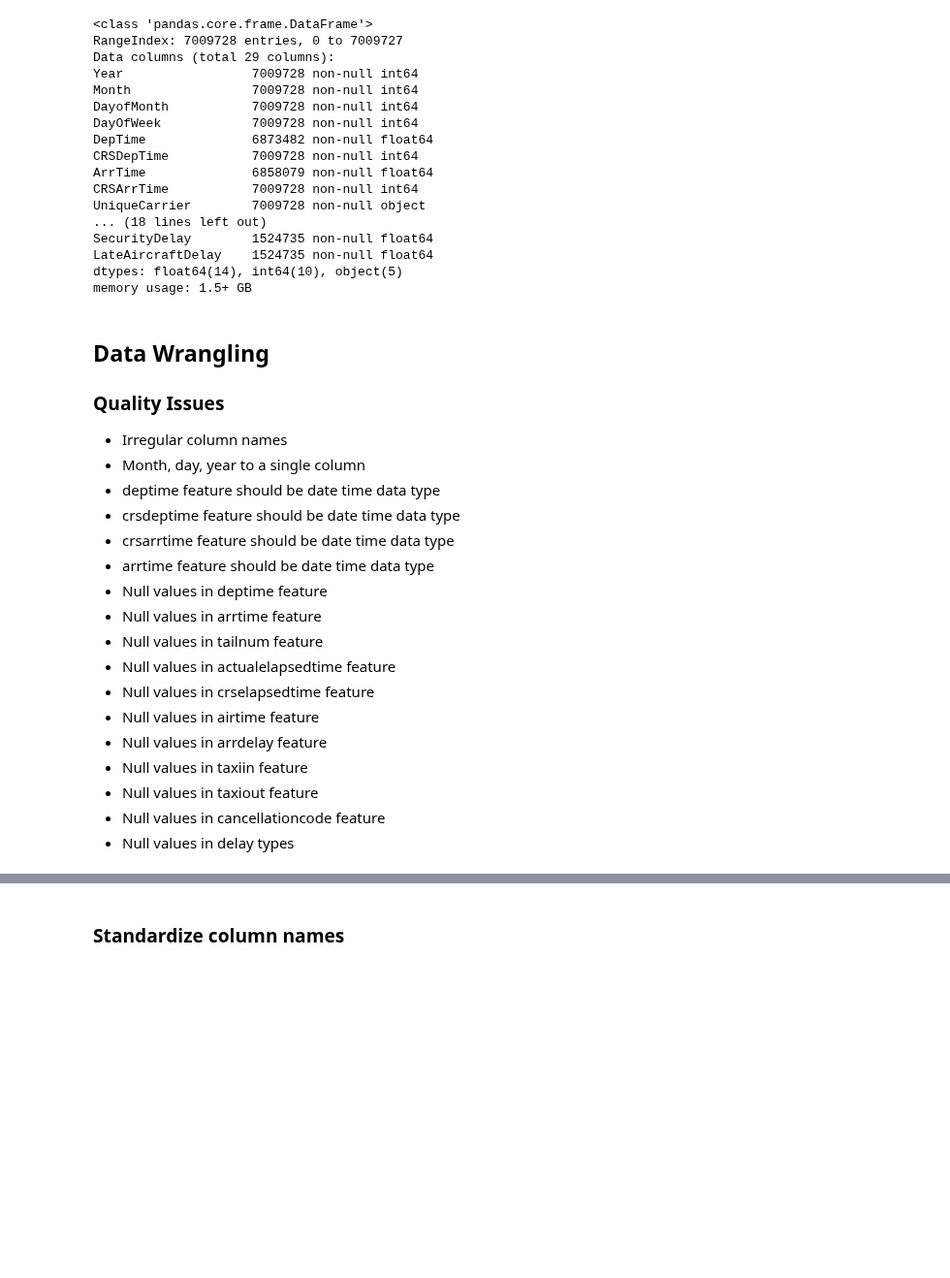
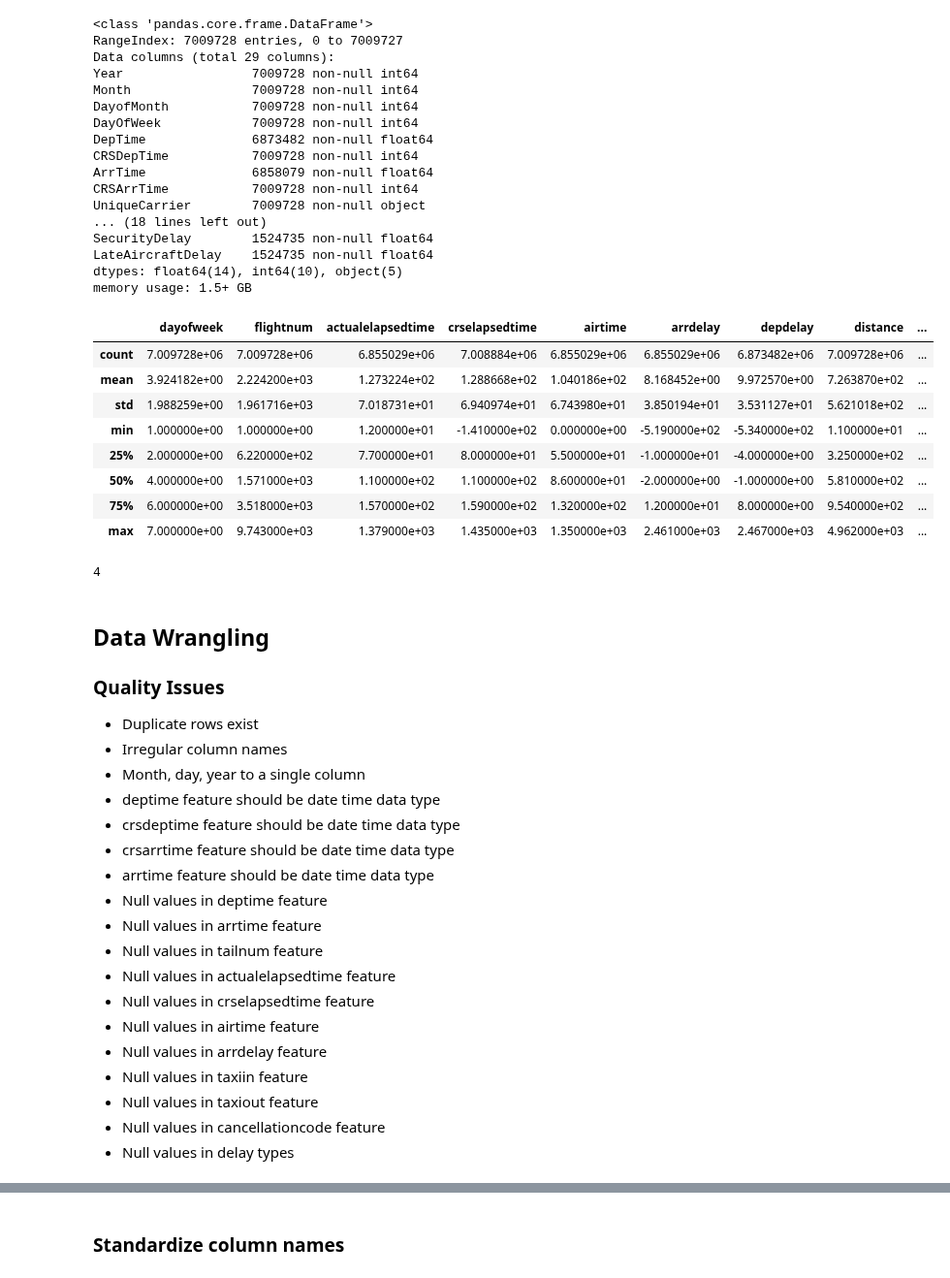
Before and after one commit to command7/exploratory_data_analysis, a Jupyter notebook: Analysis.ipynb, the cells around one changed output, grey strips where cells are left out. Shown at 97% size. Cells and saved outputs as stored; diff of their text form; code cells hidden in the pictures; blank space fills up the shorter version.

Commit message:
Feat: Remove duplicate rows

```diff
--- a/Analysis.ipynb
+++ b/Analysis.ipynb
@@ -38,12 +38,29 @@ SecurityDelay        1524735 non-null float64
 LateAircraftDelay    1524735 non-null float64
 dtypes: float64(14), int64(10), object(5)
 memory usage: 1.5+ GB
+# %%
+flights_data.describe()
+# %% [output]
+|  | dayofweek | flightnum | actualelapsedtime | crselapsedtime | airtime | arrdelay | depdelay | distance | ... |
+| count | 7.009728e+06 | 7.009728e+06 | 6.855029e+06 | 7.008884e+06 | 6.855029e+06 | 6.855029e+06 | 6.873482e+06 | 7.009728e+06 | ... |
+| mean | 3.924182e+00 | 2.224200e+03 | 1.273224e+02 | 1.288668e+02 | 1.040186e+02 | 8.168452e+00 | 9.972570e+00 | 7.263870e+02 | ... |
+| std | 1.988259e+00 | 1.961716e+03 | 7.018731e+01 | 6.940974e+01 | 6.743980e+01 | 3.850194e+01 | 3.531127e+01 | 5.621018e+02 | ... |
+| min | 1.000000e+00 | 1.000000e+00 | 1.200000e+01 | -1.410000e+02 | 0.000000e+00 | -5.190000e+02 | -5.340000e+02 | 1.100000e+01 | ... |
+| 25% | 2.000000e+00 | 6.220000e+02 | 7.700000e+01 | 8.000000e+01 | 5.500000e+01 | -1.000000e+01 | -4.000000e+00 | 3.250000e+02 | ... |
+| 50% | 4.000000e+00 | 1.571000e+03 | 1.100000e+02 | 1.100000e+02 | 8.600000e+01 | -2.000000e+00 | -1.000000e+00 | 5.810000e+02 | ... |
+| 75% | 6.000000e+00 | 3.518000e+03 | 1.570000e+02 | 1.590000e+02 | 1.320000e+02 | 1.200000e+01 | 8.000000e+00 | 9.540000e+02 | ... |
+| max | 7.000000e+00 | 9.743000e+03 | 1.379000e+03 | 1.435000e+03 | 1.350000e+03 | 2.461000e+03 | 2.467000e+03 | 4.962000e+03 | ... |
+# %%
+flights_data.duplicated().sum()
+# %% [output]
+4
 # %% [markdown]
 ## Data Wrangling
 
 ### Quality Issues
 
 <ul>
+    <li>Duplicate rows exist</li>
     <li>Irregular column names</li>
     <li>Month, day, year to a single column</li>
     <li>deptime feature should be date time data type</li>
```
Also changed, not shown: parts of 5 cells of this notebook.
